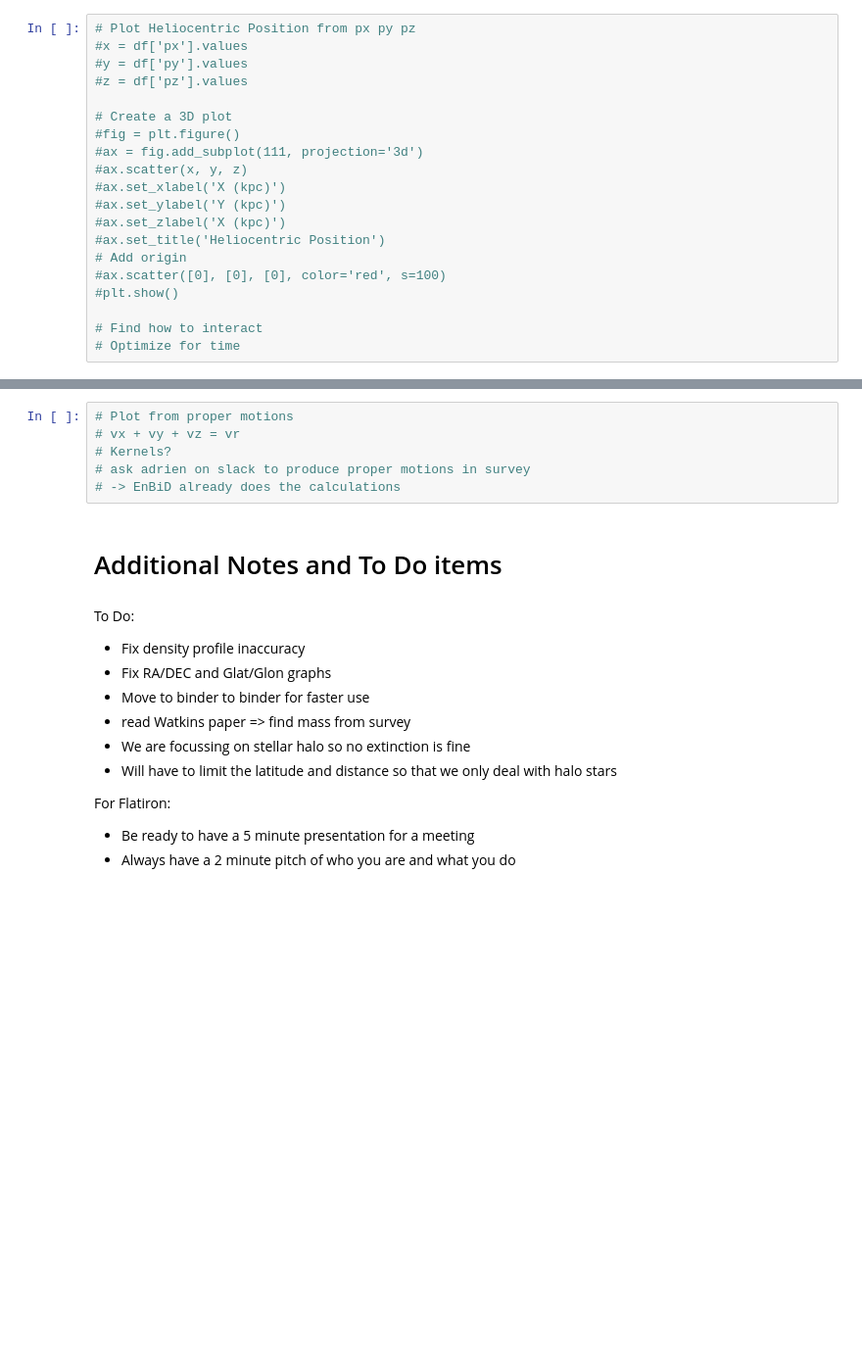
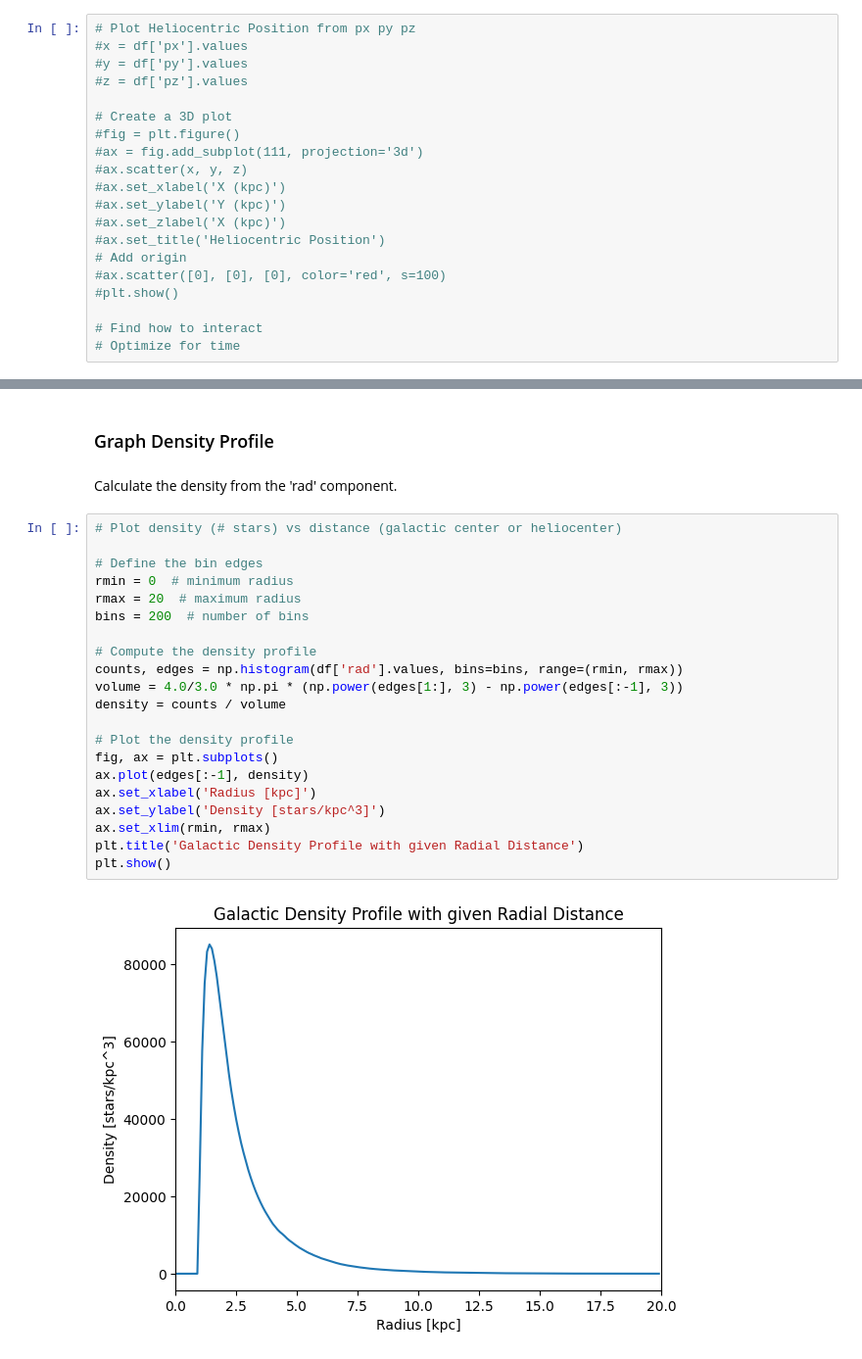
Before and after one commit to aeden2019/ananke_vera_rubin, a Jupyter notebook: vera_rubin.ipynb, the cells around one changed output, grey strips where cells are left out. Shown at 98% size. Drawn from its saved outputs; the diff is of its cells as text; blank space fills up the shorter version.

Commit message:
Plotted density profile from independently calculated radial distance

```diff
--- a/vera_rubin.ipynb
+++ b/vera_rubin.ipynb
@@ -436,20 +409,27 @@ plt.show()
-# %%
-# Plot from proper motions
-# vx + vy + vz = vr
-# Kernels?
-# ask adrien on slack to produce proper motions in survey
-# -> EnBiD already does the calculations
-# %% [markdown]
-# Additional Notes and To Do items
-# %% [markdown]
-To Do:
-* Fix density profile inaccuracy
-* Fix RA/DEC and Glat/Glon graphs
-* Move to binder to binder for faster use
-* read Watkins paper => find mass from survey
-* We are focussing on stellar halo so no extinction is fine
-* Will have to limit the latitude and distance so that we only deal with halo stars
-
-For Flatiron:
-* Be ready to have a 5 minute presentation for a meeting
-* Always have a 2 minute pitch of who you are and what you do
+# %% [markdown]
+### Graph Density Profile
+# %% [markdown]
+Calculate the density from the 'rad' component.
+# %%
+# Plot density (# stars) vs distance (galactic center or heliocenter)
+
+# Define the bin edges
+rmin = 0  # minimum radius
+rmax = 20  # maximum radius
+bins = 200  # number of bins
+
+# Compute the density profile
+counts, edges = np.histogram(df['rad'].values, bins=bins, range=(rmin, rmax))
+volume = 4.0/3.0 * np.pi * (np.power(edges[1:], 3) - np.power(edges[:-1], 3))
+density = counts / volume
+
+# Plot the density profile
+fig, ax = plt.subplots()
+ax.plot(edges[:-1], density)
+ax.set_xlabel('Radius [kpc]')
+ax.set_ylabel('Density [stars/kpc^3]')
+ax.set_xlim(rmin, rmax)
+plt.title('Galactic Density Profile with given Radial Distance')
+plt.show()
+# %% [output]
+[figure, added]
```
Also changed, not shown: parts of 31 cells of this notebook.
